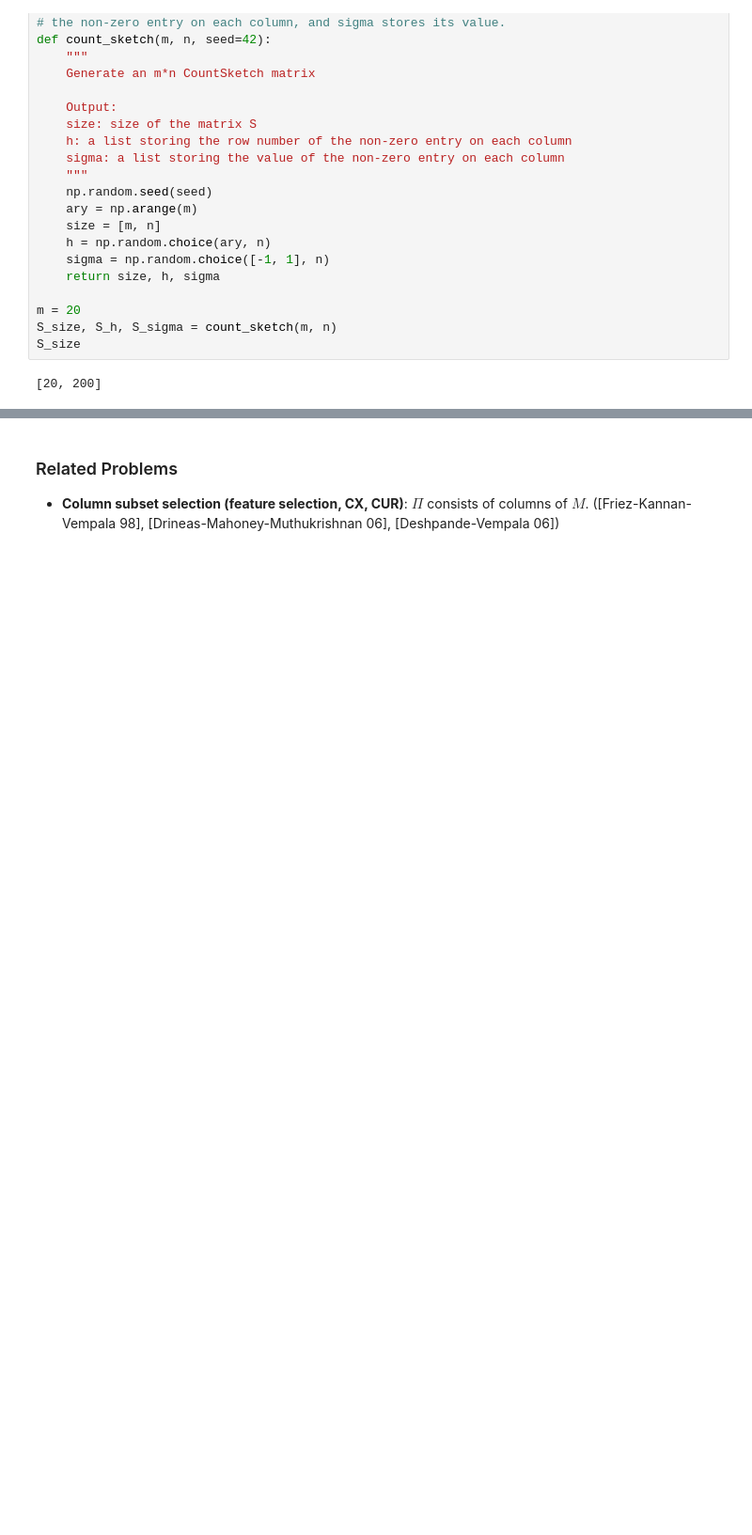
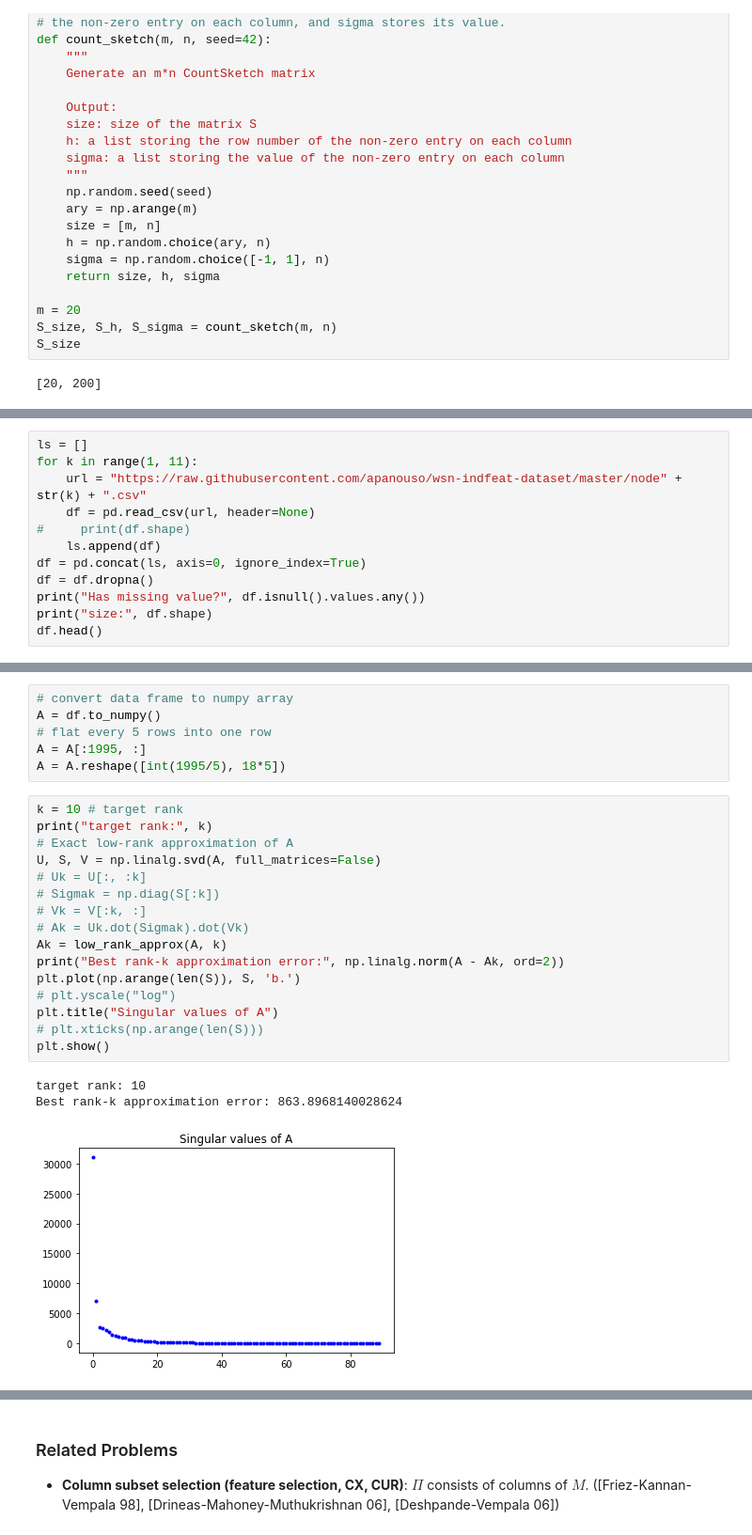
Before and after one commit to ch00226855/Online-Efficient-Data-Compression, a Jupyter notebook: Online Low-Rank Approximation.ipynb, the cells around one changed output, grey strips where cells are left out. Shown at 94% size. Saved outputs shown, nothing was run; the diff lists cells and outputs as text; blank space fills up the shorter version.

```diff
--- a/Online Low-Rank Approximation.ipynb
+++ b/Online Low-Rank Approximation.ipynb
@@ -197,0 +204,12 @@ size of X_approx (200, 20)  | size of SA: (20, 100)
+# %%
+ls = []
+for k in range(1, 11):
+    url = "https://raw.githubusercontent.com/apanouso/wsn-indfeat-dataset/master/node" + str(k) + ".csv"
+    df = pd.read_csv(url, header=None)
+#     print(df.shape)
+    ls.append(df)
+df = pd.concat(ls, axis=0, ignore_index=True)
+df = df.dropna()
+print("Has missing value?", df.isnull().values.any())
+print("size:", df.shape)
+df.head()
@@ -197,0 +225,26 @@ size of X_approx (200, 20)  | size of SA: (20, 100)
+# %%
+# convert data frame to numpy array
+A = df.to_numpy()
+# flat every 5 rows into one row
+A = A[:1995, :]
+A = A.reshape([int(1995/5), 18*5])
+# %%
+k = 10 # target rank
+print("target rank:", k)
+# Exact low-rank approximation of A
+U, S, V = np.linalg.svd(A, full_matrices=False)
+# Uk = U[:, :k]
+# Sigmak = np.diag(S[:k])
+# Vk = V[:k, :]
+# Ak = Uk.dot(Sigmak).dot(Vk)
+Ak = low_rank_approx(A, k)
+print("Best rank-k approximation error:", np.linalg.norm(A - Ak, ord=2))
+plt.plot(np.arange(len(S)), S, 'b.')
+# plt.yscale("log")
+plt.title("Singular values of A")
+# plt.xticks(np.arange(len(S)))
+plt.show()
+# %% [output]
+target rank: 10
+Best rank-k approximation error: 863.8968140028624
+[figure, added]
```
Also changed, not shown: parts of 17 cells of this notebook.
